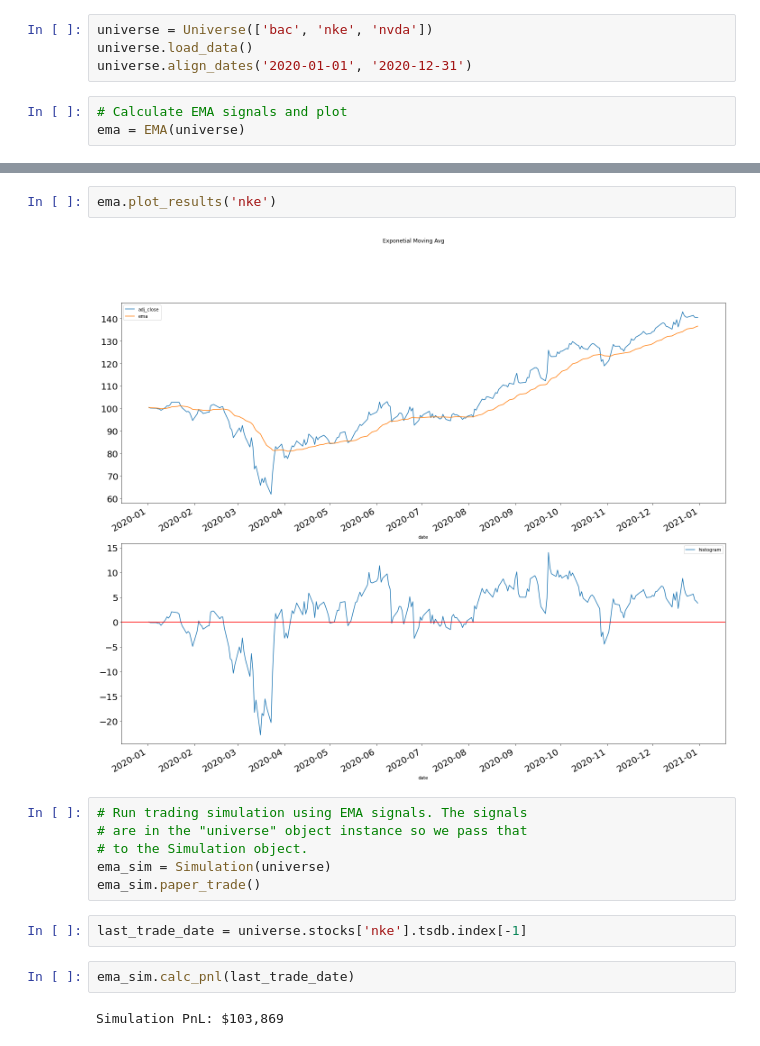
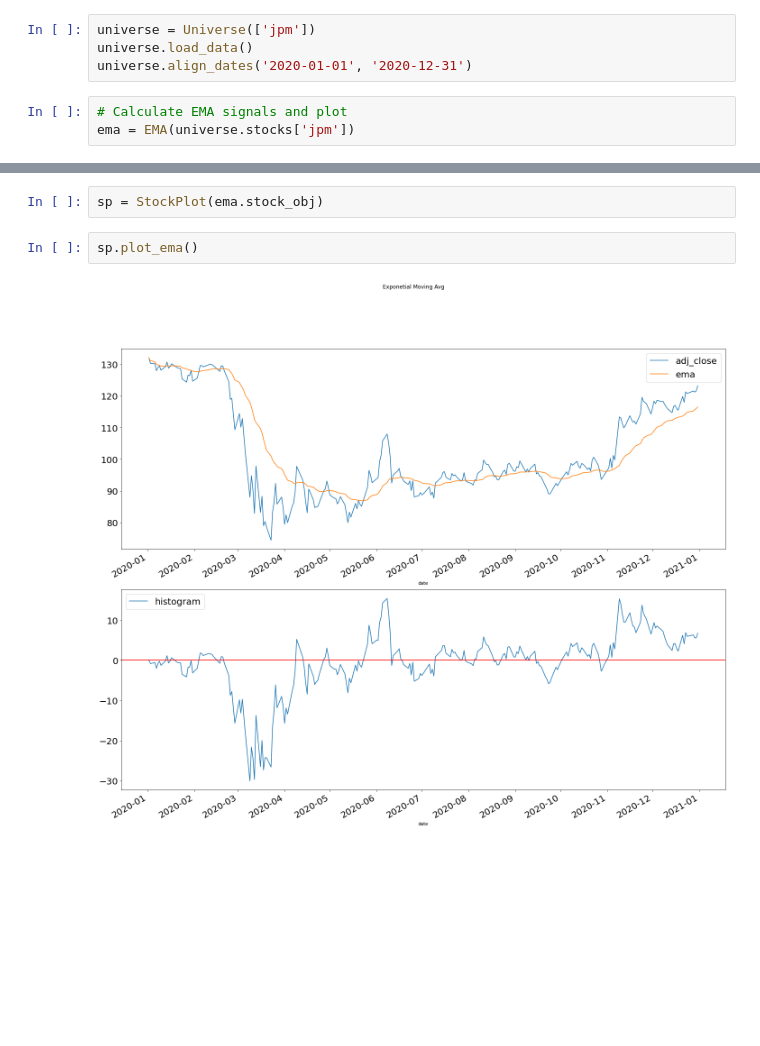
Before and after one commit to brigoldberg/doberman, a Jupyter notebook: notebooks/EMA Test.ipynb, the cells around one changed output, grey strips where cells are left out. Cells and saved outputs as stored; diff of their text form; blank space fills up the shorter version.

Commit message:
plotting

```diff
--- a/notebooks/EMA Test.ipynb
+++ b/notebooks/EMA Test.ipynb
@@ -12,7 +10,7 @@ from matplotlib.dates import MonthLocator
 # %%
-universe = Universe(['bac', 'nke', 'nvda'])
+universe = Universe(['jpm'])
 universe.load_data()
 universe.align_dates('2020-01-01', '2020-12-31')
 # %%
 # Calculate EMA signals and plot
-ema = EMA(universe)
+ema = EMA(universe.stocks['jpm'])
@@ -23,16 +17,6 @@ ema.plot_results('bac')
-# %%
-ema.plot_results('nke')
-# %% [output]
-[figure, removed]
-# %%
-# Run trading simulation using EMA signals. The signals
-# are in the "universe" object instance so we pass that
-# to the Simulation object.
-ema_sim = Simulation(universe)
-ema_sim.paper_trade()
-# %%
-last_trade_date = universe.stocks['nke'].tsdb.index[-1]
-# %%
-ema_sim.calc_pnl(last_trade_date)
-# %% [output]
-Simulation PnL: $103,869
+# %%
+sp = StockPlot(ema.stock_obj)
+# %%
+sp.plot_ema()
+# %% [output]
+[figure, added]
```
Also changed, not shown: parts of 3 cells of this notebook, 4 other files.
